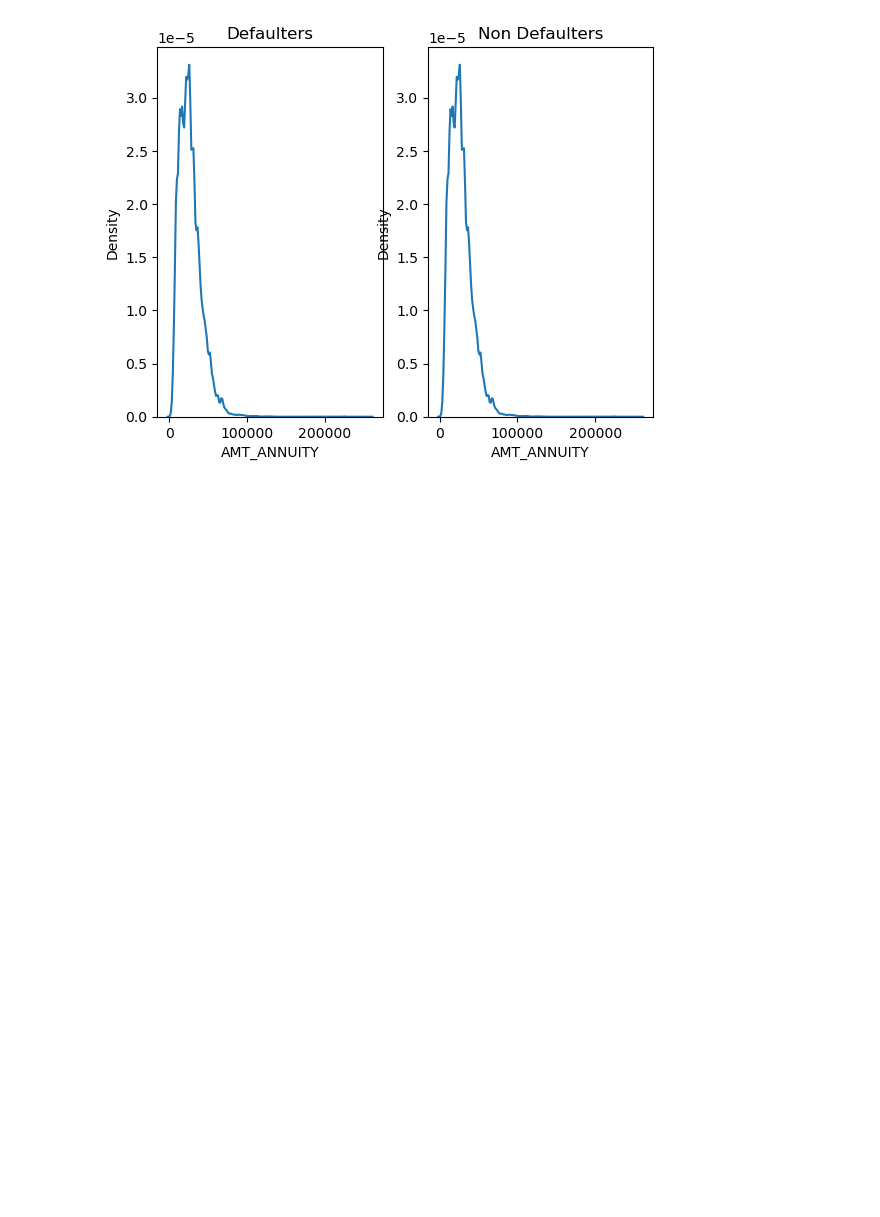
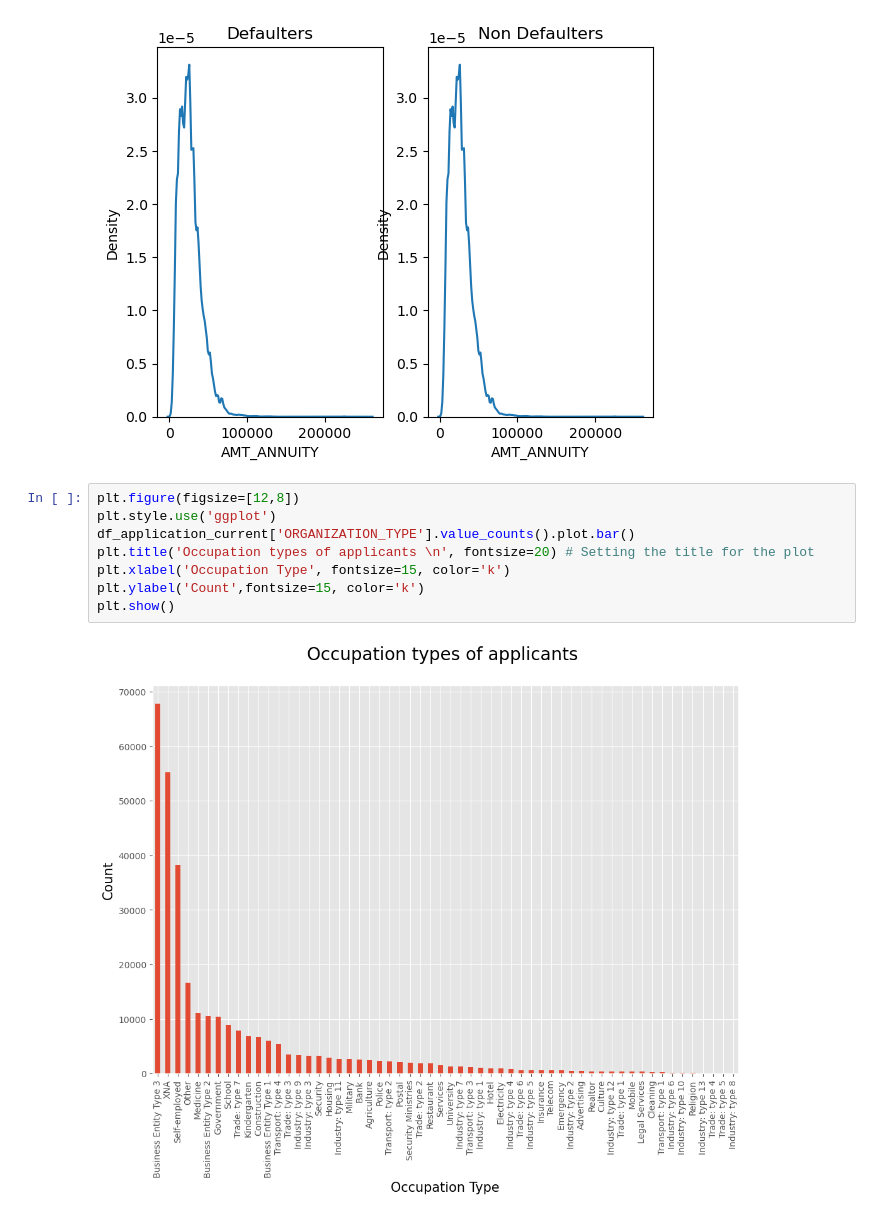
Before and after one commit to PrakNew/UpGrad, a Jupyter notebook: Credit EDA Case Study/credit-eda-case-study.ipynb, the cells around one changed output. Drawn from its saved outputs; the diff is of its cells as text; blank space fills up the shorter version.

```diff
--- a/Credit EDA Case Study/credit-eda-case-study.ipynb
+++ b/Credit EDA Case Study/credit-eda-case-study.ipynb
@@ -526,3 +526,13 @@ sns.distplot(df_application_current['AMT_ANNUITY'],hist=False)
 # %% [output]
 <Axes: title={'center': 'Non Defaulters'}, xlabel='AMT_ANNUITY', ylabel='Density'>
 [figure]
+# %%
+plt.figure(figsize=[12,8])
+plt.style.use('ggplot')
+df_application_current['ORGANIZATION_TYPE'].value_counts().plot.bar()
+plt.title('Occupation types of applicants \n', fontsize=20) # Setting the title for the plot
+plt.xlabel('Occupation Type', fontsize=15, color='k')
+plt.ylabel('Count',fontsize=15, color='k')
+plt.show()
+# %% [output]
+[figure, added]
```
Also changed, not shown: parts of 20 cells of this notebook.
